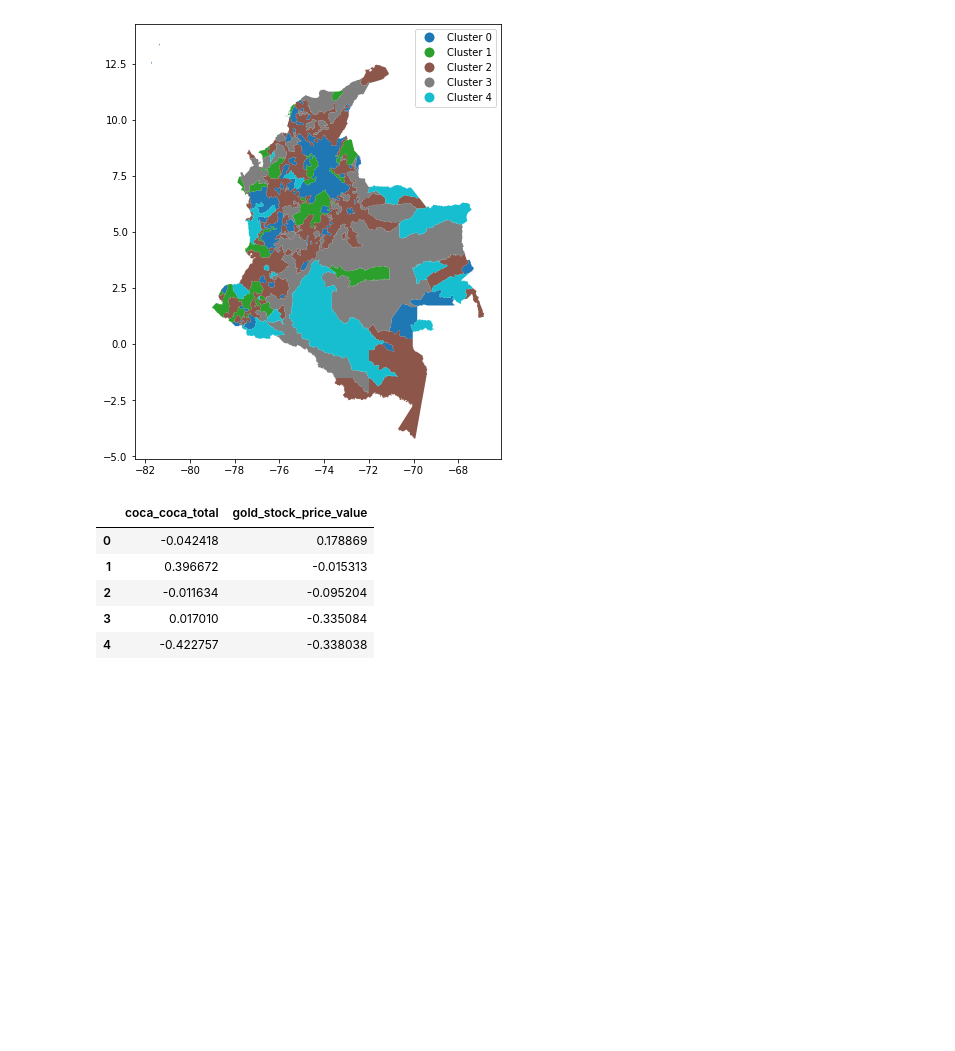
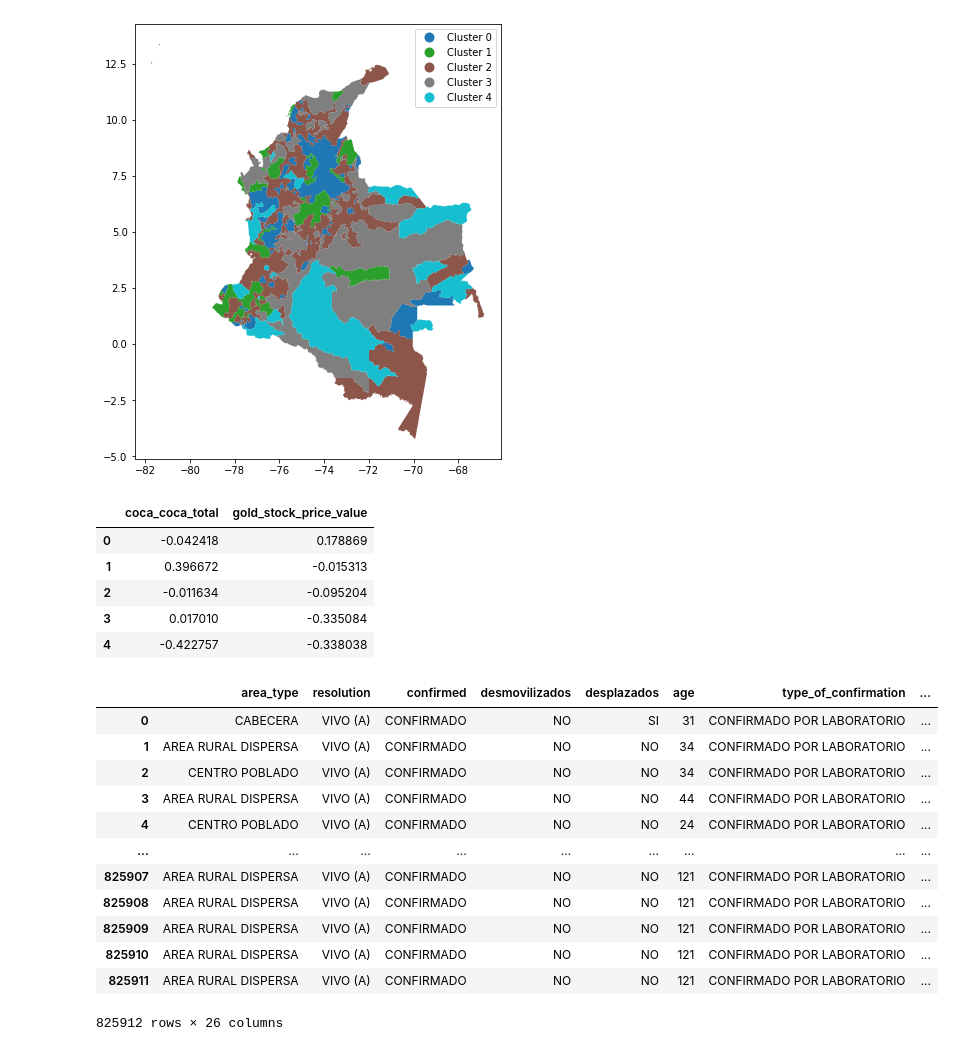
Before and after one commit to Data-Lama/pathogen_study_regions_generator, a Jupyter notebook: src/Notes Gonche.ipynb, the cells around one changed output. Saved outputs shown, nothing was run; the diff lists cells and outputs as text; code cells hidden in the pictures; blank space fills up the shorter version.

```diff
--- a/src/Notes Gonche.ipynb
+++ b/src/Notes Gonche.ipynb
@@ -147,0 +173,17 @@ df
+# %%
+df = pd.read_csv("/home/minigonche/Dropbox/Projects/malaria_mining/data/cleaned/malaria_cases/V.1/anonymized_individual_data.csv", parse_dates=['date'])
+df
+# %% [output]
+|  | area_type | resolution | confirmed | desmovilizados | desplazados | age | type_of_confirmation | ... |
+| 0 | CABECERA | VIVO (A) | CONFIRMADO | NO | SI | 31 | CONFIRMADO POR LABORATORIO | ... |
+| 1 | AREA RURAL DISPERSA | VIVO (A) | CONFIRMADO | NO | NO | 34 | CONFIRMADO POR LABORATORIO | ... |
+| 2 | CENTRO POBLADO | VIVO (A) | CONFIRMADO | NO | NO | 34 | CONFIRMADO POR LABORATORIO | ... |
+| 3 | AREA RURAL DISPERSA | VIVO (A) | CONFIRMADO | NO | NO | 44 | CONFIRMADO POR LABORATORIO | ... |
+| 4 | CENTRO POBLADO | VIVO (A) | CONFIRMADO | NO | NO | 24 | CONFIRMADO POR LABORATORIO | ... |
+| ... | ... | ... | ... | ... | ... | ... | ... | ... |
+| 825907 | AREA RURAL DISPERSA | VIVO (A) | CONFIRMADO | NO | NO | 121 | CONFIRMADO POR LABORATORIO | ... |
+| 825908 | AREA RURAL DISPERSA | VIVO (A) | CONFIRMADO | NO | NO | 121 | CONFIRMADO POR LABORATORIO | ... |
+| 825909 | AREA RURAL DISPERSA | VIVO (A) | CONFIRMADO | NO | NO | 121 | CONFIRMADO POR LABORATORIO | ... |
+| 825910 | AREA RURAL DISPERSA | VIVO (A) | CONFIRMADO | NO | NO | 121 | CONFIRMADO POR LABORATORIO | ... |
+| 825911 | AREA RURAL DISPERSA | VIVO (A) | CONFIRMADO | NO | NO | 121 | CONFIRMADO POR LABORATORIO | ... |
+825912 rows × 26 columns
```
Also changed, not shown: parts of 21 cells of this notebook, 38 other files.
